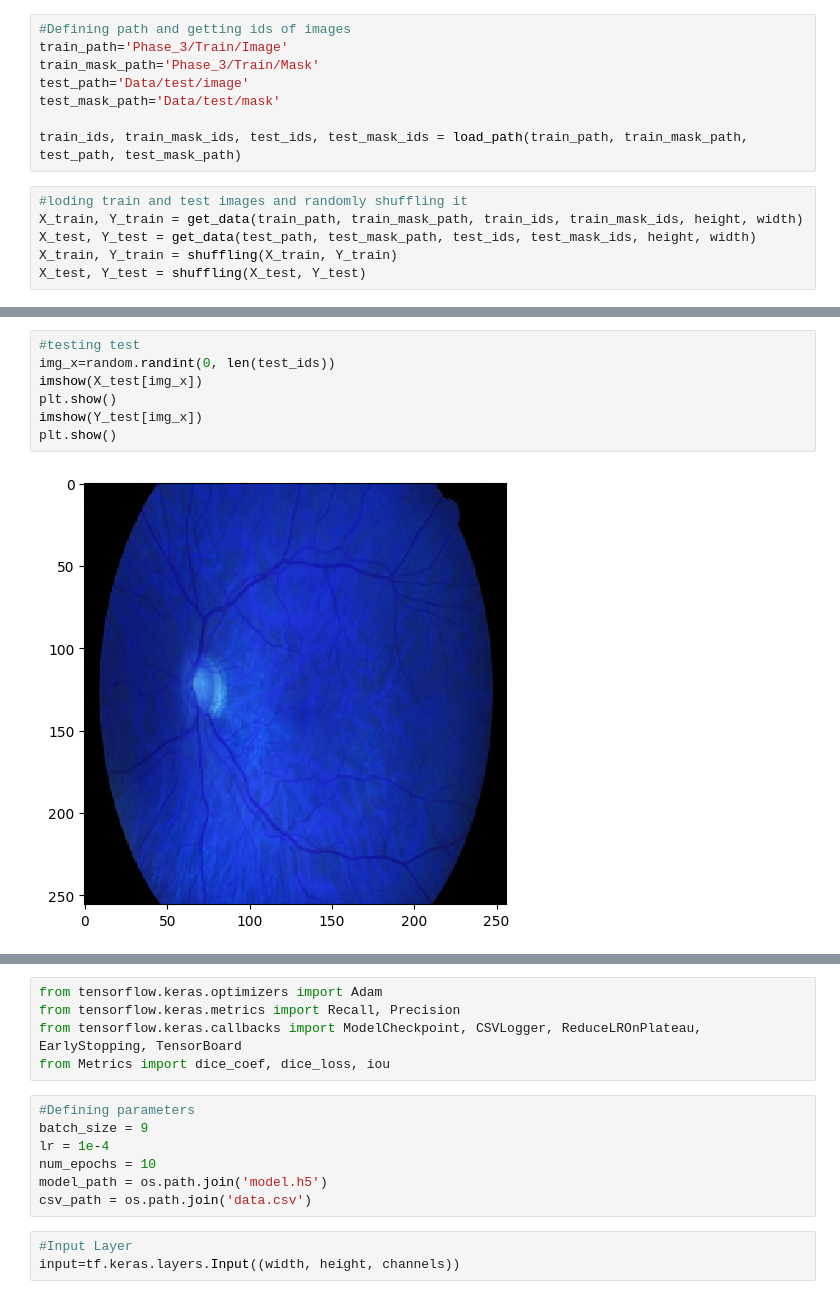
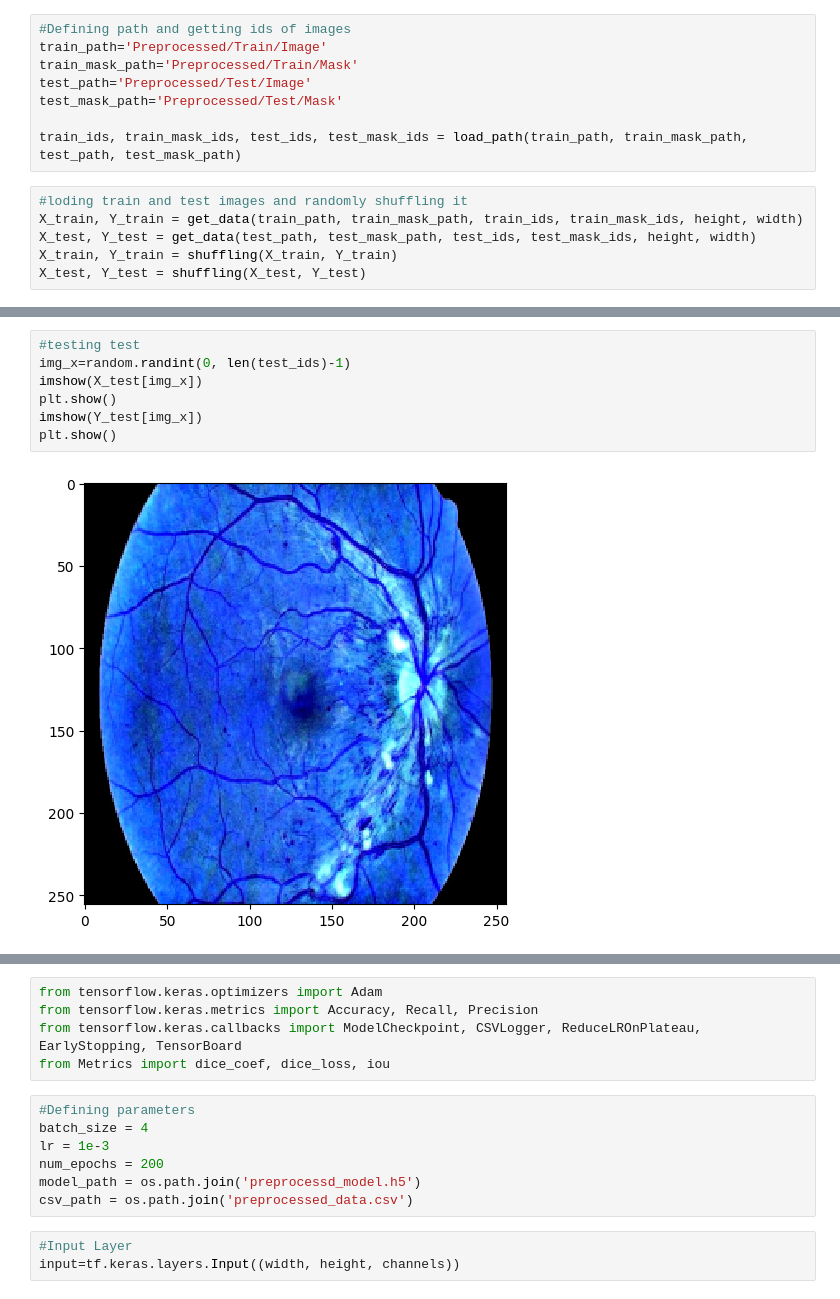
Before and after one commit to u-noob-i/Image-Segmentation, a Jupyter notebook: RetinaVesselSegmentationUnet.ipynb, the cells around one changed output, grey strips where cells are left out. Saved outputs shown, nothing was run; the diff lists cells and outputs as text.

```diff
--- a/RetinaVesselSegmentationUnet.ipynb
+++ b/RetinaVesselSegmentationUnet.ipynb
@@ -32,10 +32,10 @@ seed=42
 np.random.seed=seed
 # %%
 #Defining path and getting ids of images
-train_path='Phase_3/Train/Image'
-train_mask_path='Phase_3/Train/Mask'
-test_path='Data/test/image'
-test_mask_path='Data/test/mask'
+train_path='Preprocessed/Train/Image'
+train_mask_path='Preprocessed/Train/Mask'
+test_path='Preprocessed/Test/Image'
+test_mask_path='Preprocessed/Test/Mask'
 
 train_ids, train_mask_ids, test_ids, test_mask_ids = load_path(train_path, train_mask_path, test_path, test_mask_path)
 # %%
@@ -57,9 +57,9 @@ plt.show()
 # %%
 #testing test
-img_x=random.randint(0, len(test_ids))
+img_x=random.randint(0, len(test_ids)-1)
 imshow(X_test[img_x])
 plt.show()
 imshow(Y_test[img_x])
 plt.show()
 # %% [output]
-[figure, old version]
+[figure, new version]
@@ -67,15 +67,15 @@ plt.show()
 # %%
 from tensorflow.keras.optimizers import Adam
-from tensorflow.keras.metrics import Recall, Precision
+from tensorflow.keras.metrics import Accuracy, Recall, Precision
 from tensorflow.keras.callbacks import ModelCheckpoint, CSVLogger, ReduceLROnPlateau, EarlyStopping, TensorBoard
 from Metrics import dice_coef, dice_loss, iou
 # %%
 #Defining parameters
-batch_size = 9
-lr = 1e-4
-num_epochs = 10
-model_path = os.path.join('model.h5')
-csv_path = os.path.join('data.csv')
+batch_size = 4
+lr = 1e-3
+num_epochs = 200
+model_path = os.path.join('preprocessd_model.h5')
+csv_path = os.path.join('preprocessed_data.csv')
 # %%
 #Input Layer
 input=tf.keras.layers.Input((width, height, channels))
```
Also changed, not shown: parts of 6 cells of this notebook, 2 other files.
